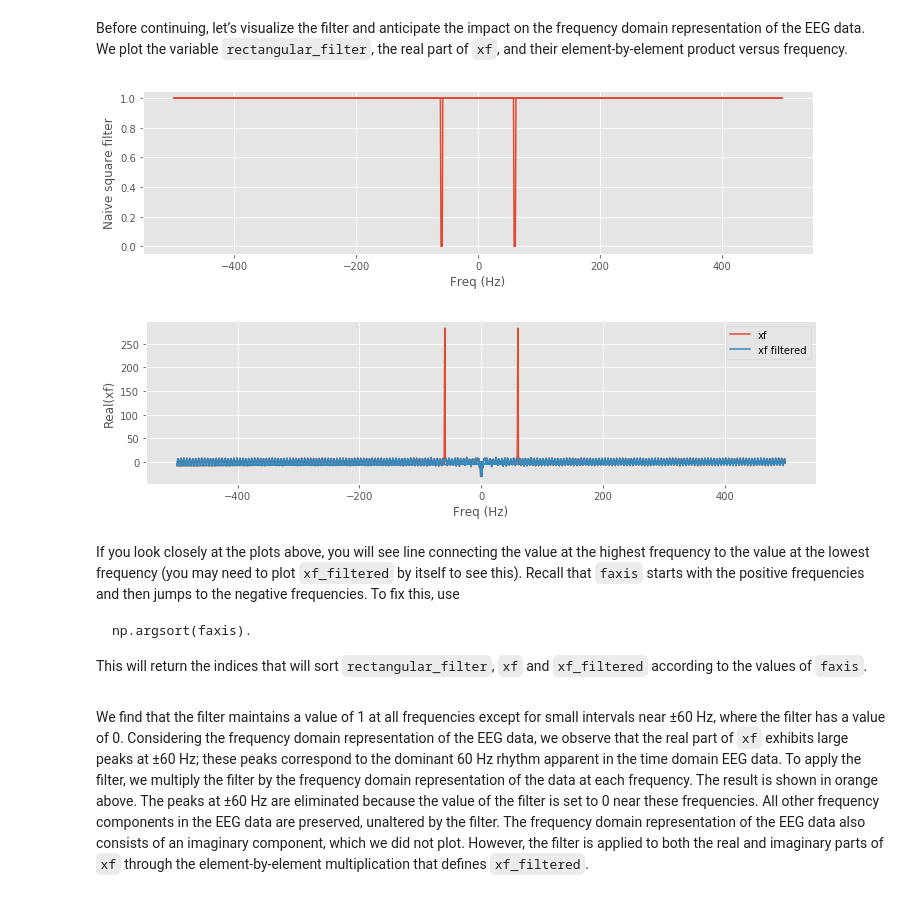
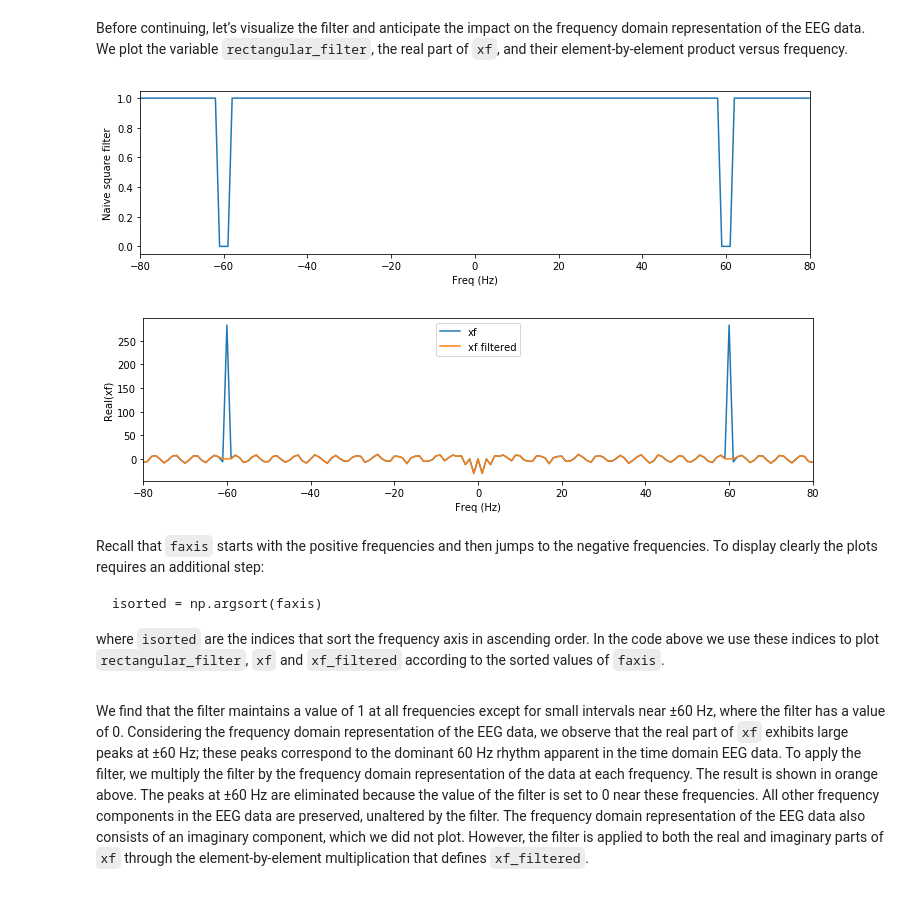
Before and after one commit to Mark-Kramer/Case-Studies-Python, a Jupyter notebook: content/06/filtering-scalp-eeg.ipynb, the cells around one changed output. Drawn from its saved outputs; the diff is of its cells as text; code cells hidden in the pictures.

```diff
--- a/content/06/filtering-scalp-eeg.ipynb
+++ b/content/06/filtering-scalp-eeg.ipynb
@@ -51,14 +103,14 @@ from scipy.signal import firwin, lfilter, filtfilt
 As always, let’s begin by looking at the data. To do so, we load the EEG data into Python and plot it:
 <a id="fig:1">
 # %%
-data = loadmat('Ch6-EEG-1.mat')  # Load the EEG data
-eeg = data['EEG']  # Extract the EEG variable
-t = data['t'][0]  # ... and the t variable
+data = loadmat('EEG-1.mat')  # Load the EEG data
+eeg = data['EEG']            # Extract the EEG variable
+t = data['t'][0]             # ... and the t variable
 
-figsize(12, 3)  # Default to wide figures
-plot(t, eeg[0])  # Plot the data from the first trial versus time
-xlabel('Time [s]')  # Label the time axis
-ylabel('Voltage [mV]')  # ... and the voltage axis
+rcParams['figure.figsize'] = (12, 3)  # Default to wide figures
+plot(t, eeg[0])              # Plot the data from the first trial versus time
+xlabel('Time [s]')           # Label the time axis
+ylabel('Voltage [mV]')       # ... and the voltage axis
 savefig('imgs/6-1')
 show()
 # %% [output]
@@ -309,29 +357,33 @@ xf_filtered = xf * rectangular_filter  # ... apply filter to data
 Before continuing, let’s visualize the filter and anticipate the impact on the frequency domain representation of the EEG data. We plot the variable `rectangular_filter`, the real part of `xf`, and their element-by-element product versus frequency.
 <a id="fig:4"></a>
 # %%
-plot(faxis, rectangular_filter)  # Plot the rectangular filter versus frequency
-xlabel('Freq (Hz)')  # ... with axes labeled
+isorted = np.argsort(faxis)                       # Sort the frequency axis
+plot(faxis[isorted], rectangular_filter[isorted]) # Plot rectangular filter vs frequency
+xlabel('Freq (Hz)')                               # ... with axes labeled
 ylabel('Naive square filter')
+xlim([-80, 80])
 show()
 
-plot(faxis, xf.real, label="xf")  # Plot the real part of xf
-plot(faxis, xf_filtered.real, label='xf filtered')  # ... and the real part of xf after filtering
-xlabel('Freq (Hz)')  # ... with axes labeled
+plot(faxis[isorted], xf.real[isorted], label="xf") # Plot real part of xf
+                                                   # ... and real part of xf after filtering
+plot(faxis[isorted], xf_filtered.real[isorted], label='xf filtered')
+xlabel('Freq (Hz)')                                # ... with axes labeled
 ylabel('Real(xf)')
+xlim([-80, 80])
 legend()
 savefig('imgs/6-4')
 show()
 # %% [output]
-[figure, old version]
+[figure, new version]
-[figure, old version]
+[figure, new version]
 # %% [markdown]
 <div class="python-note">
 
-If you look closely at the plots above, you will see line connecting the value at the highest frequency to the value at the lowest frequency (you may need to plot `xf_filtered` by itself to see this). Recall that `faxis` starts with the positive frequencies and then jumps to the negative frequencies. To fix this, use
+Recall that `faxis` starts with the positive frequencies and then jumps to the negative frequencies. To display clearly the plots requires an additional step:
 
-    np.argsort(faxis).
+    isorted = np.argsort(faxis)
 
-This will return the indices that will sort `rectangular_filter`, `xf` and `xf_filtered` according to the values of `faxis`.
+where `isorted` are the indices that sort the frequency axis in ascending order. In the code above we use these indices to plot `rectangular_filter`, `xf` and `xf_filtered` according to the sorted values of `faxis`.
 
 </div>
 # %% [markdown]
```
Also changed, not shown: parts of 83 cells of this notebook, 26 other files.
